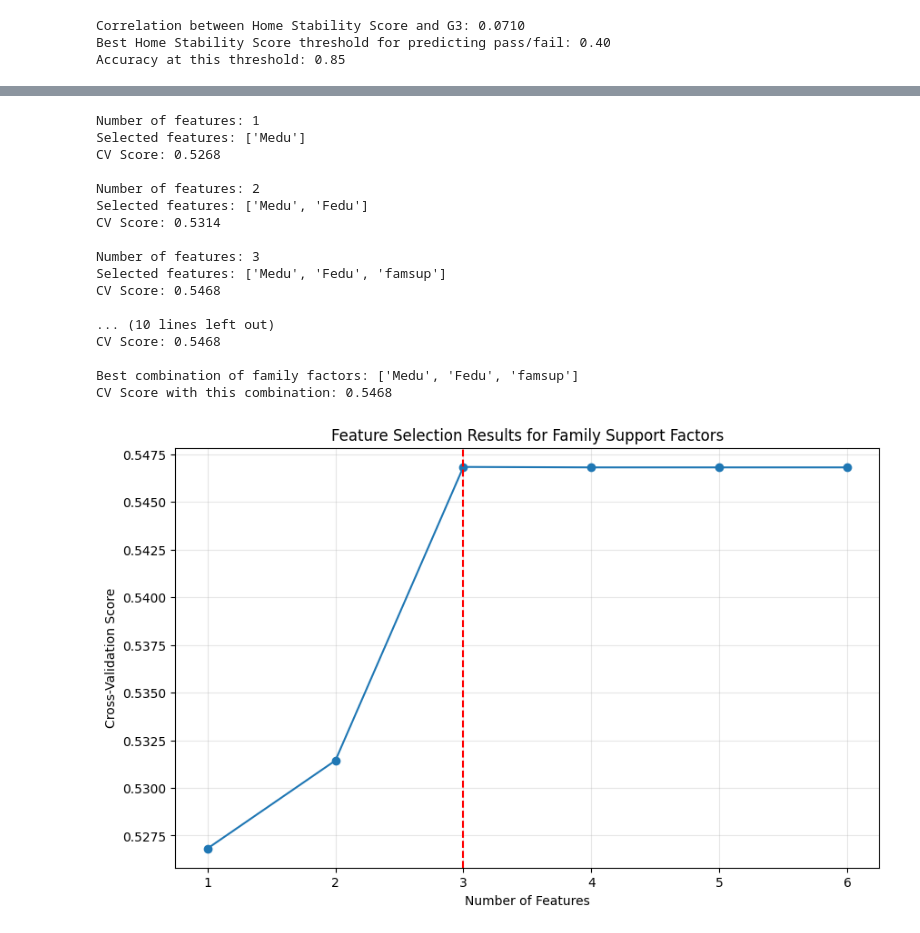
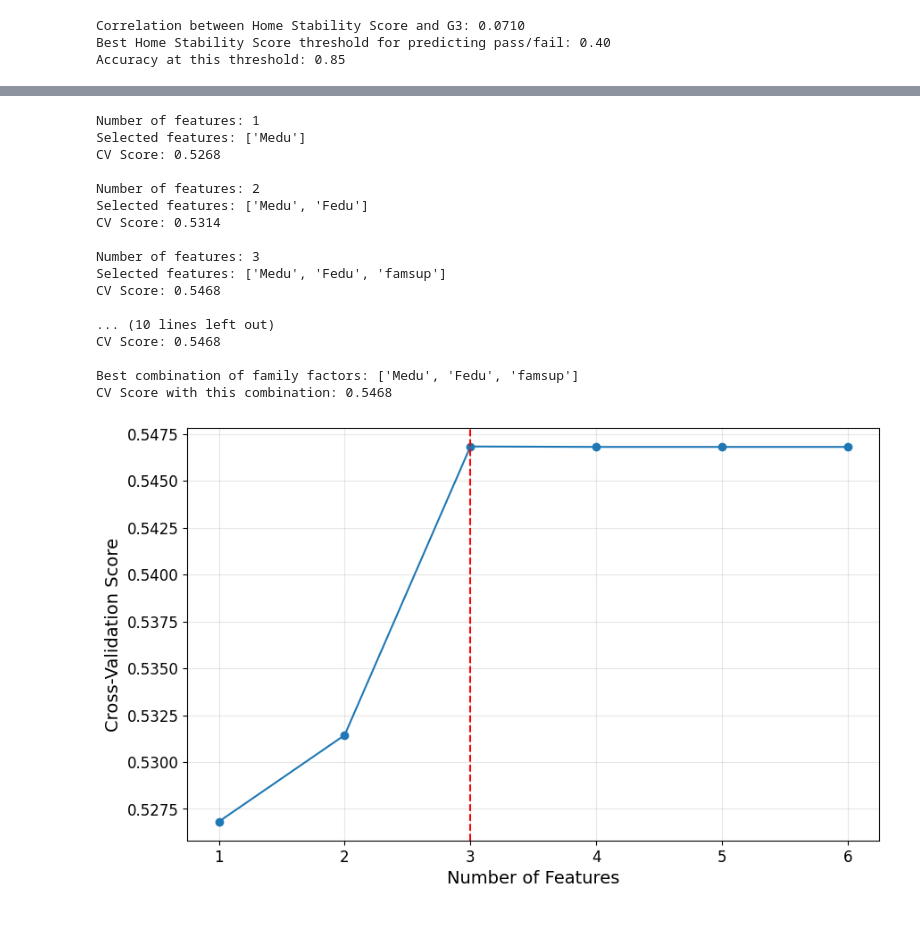
Before and after one commit to GandhiHarsh2003/Student-Success-Prediction, a Jupyter notebook: Capstone.ipynb, the cells around one changed output, grey strips where cells are left out. Drawn from its saved outputs; the diff is of its cells as text; code cells hidden in the pictures.

```diff
--- a/Capstone.ipynb
+++ b/Capstone.ipynb
@@ -929,37 +1013,38 @@ bestScore = rfeResults[bestNumFeatures]['cv_score']
 
 print(f"Best combination of family factors: {bestFeatures}")
 print(f"CV Score with this combination: {bestScore:.4f}")
 
 plt.figure(figsize=(10, 6))
 numFeaturesList = list(rfeResults.keys())
 cvScoresList = [rfeResults[n]['cv_score'] for n in numFeaturesList]
 
 plt.plot(numFeaturesList, cvScoresList, marker='o')
 plt.axvline(x=bestNumFeatures, color='r', linestyle='--')
-plt.xlabel('Number of Features')
-plt.ylabel('Cross-Validation Score')
-plt.title('Feature Selection Results for Family Support Factors')
+plt.xlabel('Number of Features', fontsize=14)
+plt.ylabel('Cross-Validation Score', fontsize=14)
+plt.xticks(fontsize=12)
+plt.yticks(fontsize=12)
 plt.grid(True, alpha=0.3)
 plt.show()
 # %% [output]
 Number of features: 1
 Selected features: ['Medu']
 CV Score: 0.5268
 
 Number of features: 2
 Selected features: ['Medu', 'Fedu']
 CV Score: 0.5314
 
 Number of features: 3
 Selected features: ['Medu', 'Fedu', 'famsup']
 CV Score: 0.5468
 
 ... (10 lines left out)
 CV Score: 0.5468
 
 Best combination of family factors: ['Medu', 'Fedu', 'famsup']
 CV Score with this combination: 0.5468
-[figure, old version]
+[figure, new version]
 # %%
 binaryFeatures = [
     'G1',
```
Also changed, not shown: parts of 12 cells of this notebook, 1 other file.
